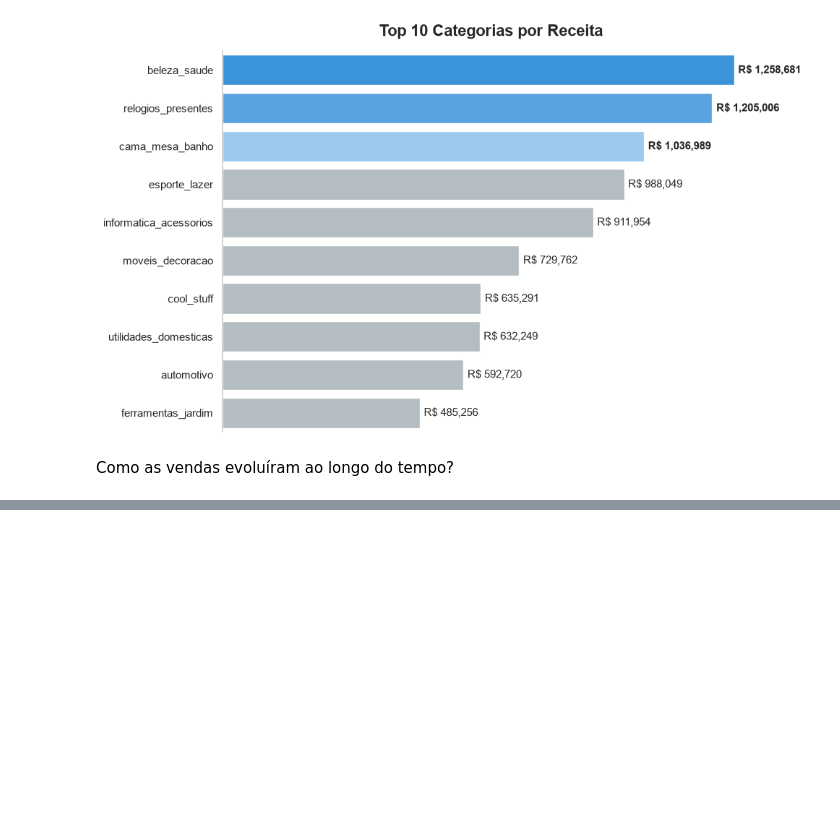
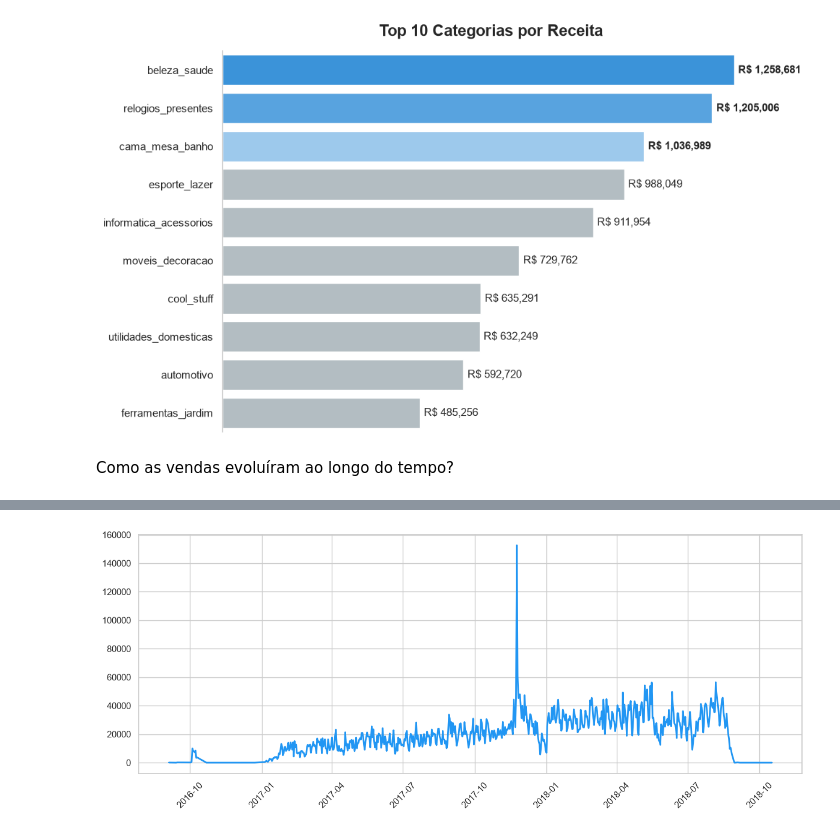
Before and after one commit to britovinicius1/olist-sales-analytics-pandas, a Jupyter notebook: notebooks/analytics.ipynb, the cells around one changed output, grey strips where cells are left out. Cells and saved outputs as stored; diff of their text form; code cells hidden in the pictures; blank space fills up the shorter version.

```diff
--- a/notebooks/analytics.ipynb
+++ b/notebooks/analytics.ipynb
@@ -230,0 +260,17 @@ Como as vendas evoluíram ao longo do tempo?
+# %%
+df_colunas = ['order_id', 'order_purchase_timestamp', 'product_id', 'product_category_name', 'price']
+df_joined = df_orders.merge(
+    df_order_items,
+    on='order_id',
+    how='left'
+).merge(
+    df_products,
+    on='product_id',
+    how='left'
+)[df_colunas]
+# %%
+df_joined.head(5)
+df_joined['order_purchase_timestamp'] = pd.to_datetime(df_joined['order_purchase_timestamp'])
+# %%
+df_joined.dtypes
+df_joined["data_convertida"] = df_joined["order_purchase_timestamp"].dt.date
@@ -230,0 +293,10 @@ Como as vendas evoluíram ao longo do tempo?
+# %%
+df_daily = df_joined.groupby('data_convertida')['price'].sum().reset_index()
+
+fig, ax = plt.subplots(figsize=(12, 5))
+ax.plot(df_daily['data_convertida'], df_daily['price'], color='#2196F3', lw=2)
+plt.xticks(rotation=45)
+plt.tight_layout()
+plt.show()
+# %% [output]
+[figure, added]
```
Also changed, not shown: parts of 9 cells of this notebook.
